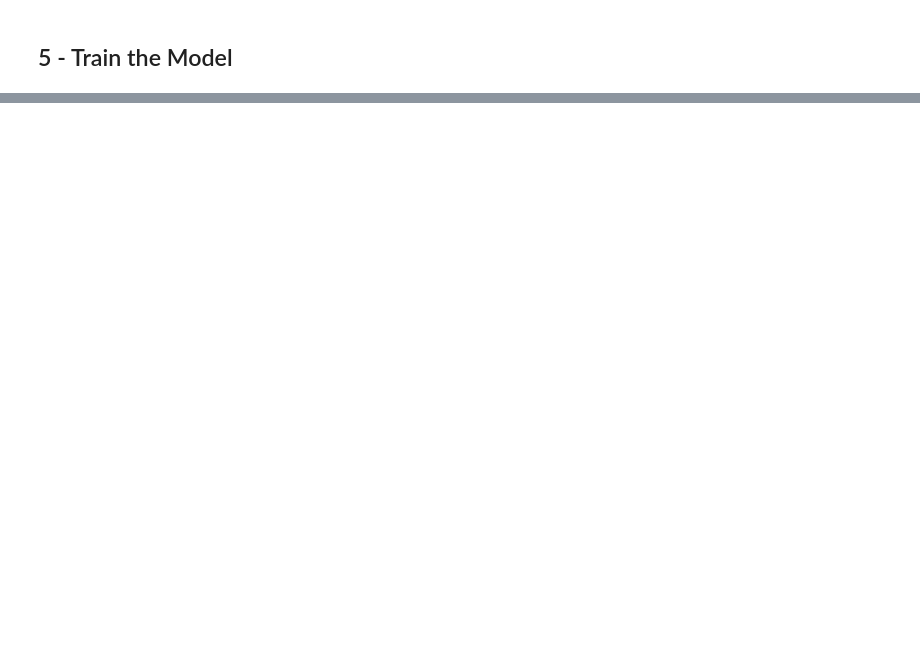
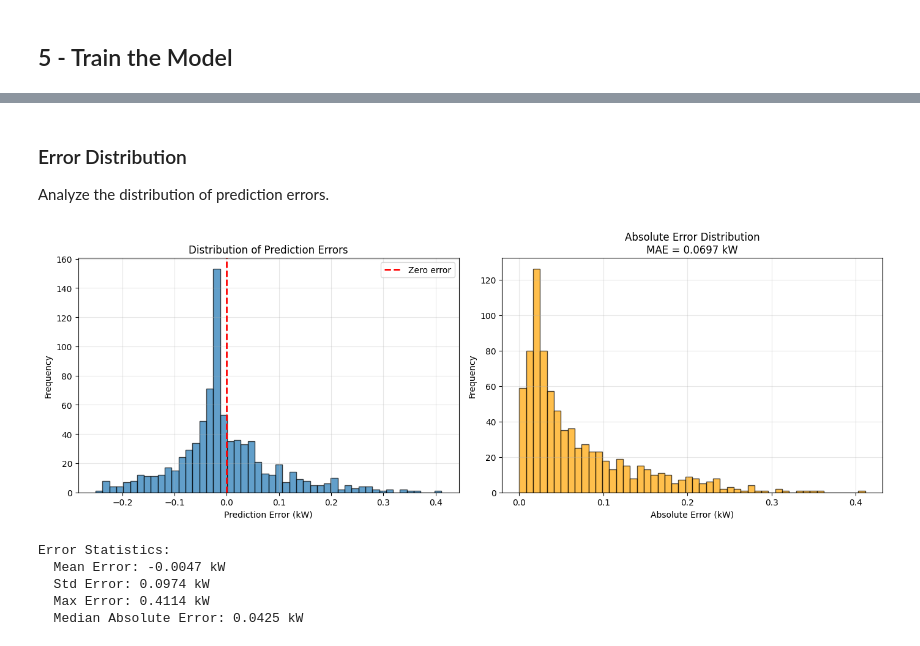
Before and after one commit to MatisGo/AI_SolarPVForecasting, a Jupyter notebook: PV_Production_Classification.ipynb, the cells around one changed output, grey strips where cells are left out. Drawn from its saved outputs; the diff is of its cells as text; code cells hidden in the pictures; blank space fills up the shorter version.

```diff
--- a/PV_Production_Classification.ipynb
+++ b/PV_Production_Classification.ipynb
@@ -281,3 +299,43 @@ print(cm)
+# %% [markdown]
+### Error Distribution
+
+Analyze the distribution of prediction errors.
+# %%
+# Plot error distribution
+fig, axes = plt.subplots(1, 2, figsize=(14, 5))
+
+# Histogram of errors
+axes[0].hist(residuals, bins=50, edgecolor='black', alpha=0.7)
+axes[0].axvline(x=0, color='r', linestyle='--', linewidth=2, label='Zero error')
+axes[0].set_xlabel('Prediction Error (kW)')
+axes[0].set_ylabel('Frequency')
+axes[0].set_title('Distribution of Prediction Errors')
+axes[0].legend()
+axes[0].grid(True, alpha=0.3)
+
+# Absolute error distribution
+abs_errors = np.abs(residuals)
+axes[1].hist(abs_errors, bins=50, edgecolor='black', alpha=0.7, color='orange')
+axes[1].set_xlabel('Absolute Error (kW)')
+axes[1].set_ylabel('Frequency')
+axes[1].set_title(f'Absolute Error Distribution\nMAE = {test_mae:.4f} kW')
+axes[1].grid(True, alpha=0.3)
+
+plt.tight_layout()
+plt.show()
+
+print(f"\nError Statistics:")
+print(f"  Mean Error: {residuals.mean():.4f} kW")
+print(f"  Std Error: {residuals.std():.4f} kW")
+print(f"  Max Error: {abs_errors.max():.4f} kW")
+print(f"  Median Absolute Error: {np.median(abs_errors):.4f} kW")
+# %% [output]
+[figure, added]
+Error Statistics:
+  Mean Error: -0.0047 kW
+  Std Error: 0.0974 kW
+  Max Error: 0.4114 kW
+  Median Absolute Error: 0.0425 kW
 # %%
 from sklearn.metrics import classification_report
 
```
Also changed, not shown: parts of 34 cells of this notebook.
